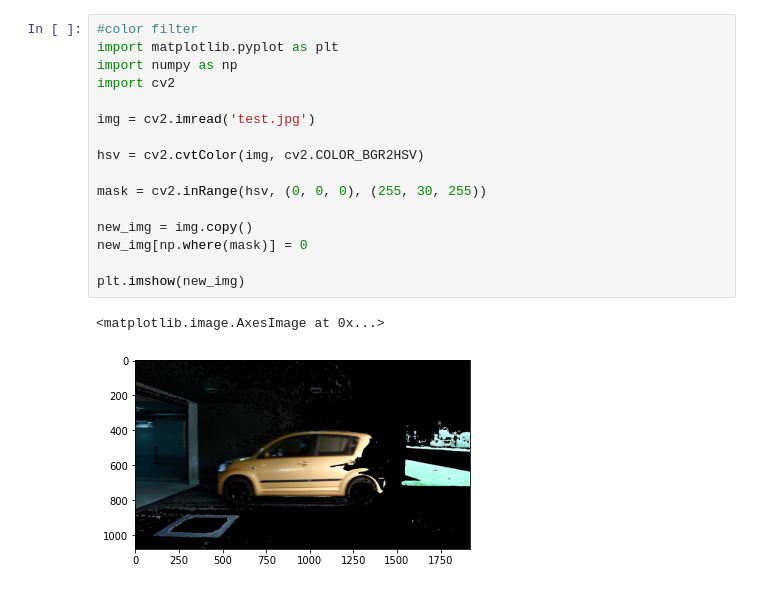
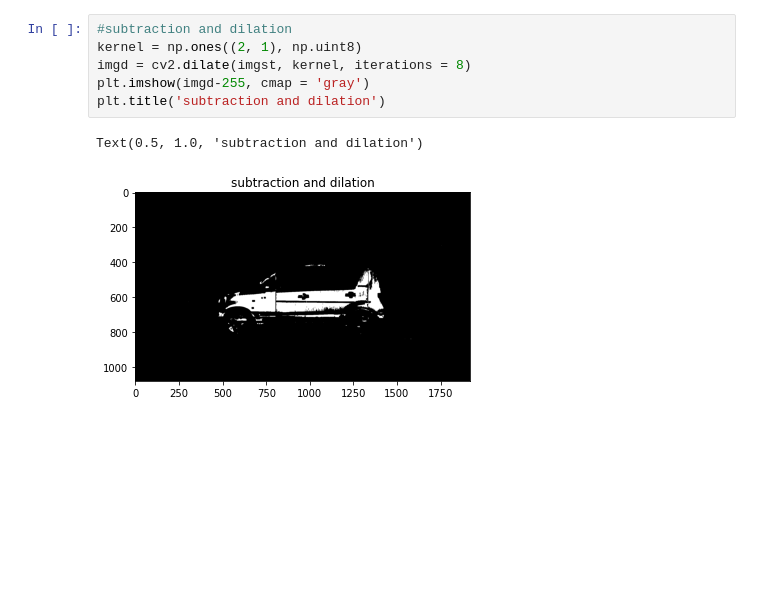
Before and after one commit to k9p5/computer-vision-vehicle-classification, a Jupyter notebook: preprocessing.ipynb, the cells around one changed output. Cells and saved outputs as stored; diff of their text form; blank space fills up the shorter version.

```diff
--- a/preprocessing.ipynb
+++ b/preprocessing.ipynb
@@ -120,21 +29,11 @@ plt.imshow(imgm, cmap = 'gray')
-# %%
-#color filter
-import matplotlib.pyplot as plt
-import numpy as np
-import cv2
-
-img = cv2.imread('test.jpg')
-
-hsv = cv2.cvtColor(img, cv2.COLOR_BGR2HSV)
-
-mask = cv2.inRange(hsv, (0, 0, 0), (255, 30, 255))
-
-new_img = img.copy()
-new_img[np.where(mask)] = 0
-
-plt.imshow(new_img)
-# %% [output]
-<matplotlib.image.AxesImage at 0x...>
-[figure, removed]
+# %%
+#subtraction and dilation
+kernel = np.ones((2, 1), np.uint8)
+imgd = cv2.dilate(imgst, kernel, iterations = 8)
+plt.imshow(imgd-255, cmap = 'gray')
+plt.title('subtraction and dilation')
+# %% [output]
+Text(0.5, 1.0, 'subtraction and dilation')
+[figure, added]
 # %%
 #color filter with segmentation
```
Also changed, not shown: parts of 11 cells of this notebook.
